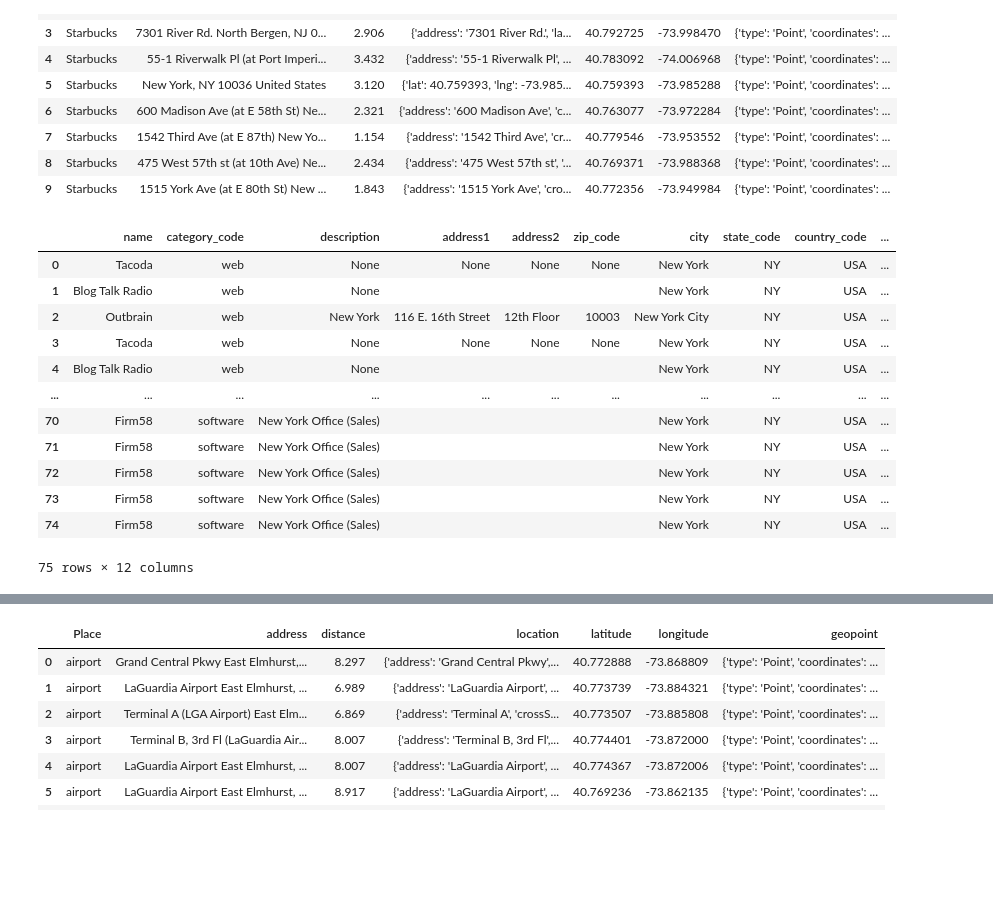
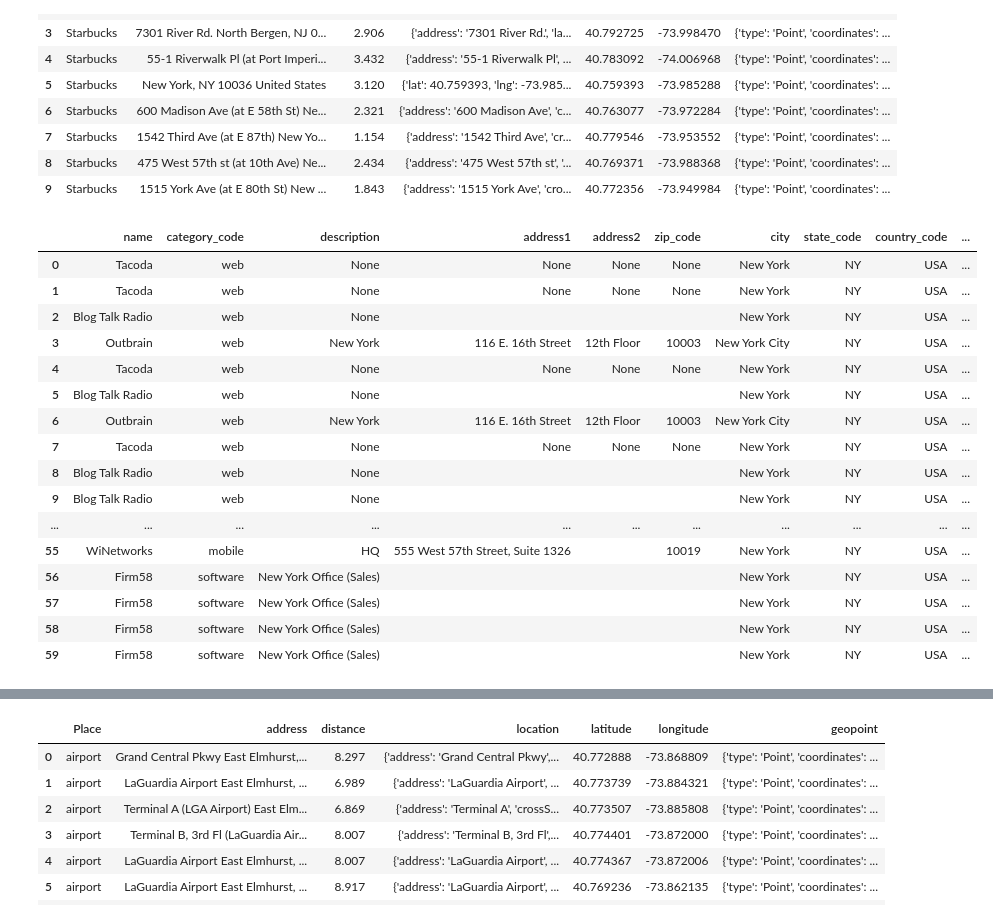
Before and after one commit to WHYTEWYLL/Loc_newoffice, a Jupyter notebook: main.ipynb, the cells around one changed output, grey strips where cells are left out. Cells and saved outputs as stored; diff of their text form; code cells hidden in the pictures; blank space fills up the shorter version.

```diff
--- a/main.ipynb
+++ b/main.ipynb
@@ -98,0 +112,3 @@ data_usa.to_json("offices.json",orient="records")
+# %%
+data = data_usa.to_dict(orient='records')  # Here's our added param..
+db["data_usa"].insert_many(data)
@@ -213,30 +260,35 @@ datany
 | 8 | Starbucks | 475 West 57th st (at 10th Ave) Ne... | 2.434 | {'address': '475 West 57th st', '... | 40.769371 | -73.988368 | {'type': 'Point', 'coordinates': ... |
 | 9 | Starbucks | 1515 York Ave (at E 80th St) New ... | 1.843 | {'address': '1515 York Ave', 'cro... | 40.772356 | -73.949984 | {'type': 'Point', 'coordinates': ... |
 # %%
-def wtematch(datany):
+def wtematch(data,datany,radius=500):
     resultados=[]
     for street in datany["geopoint"]:
         try:
-            q=db.offices.find(geoQueryNear(street, radius=500),{"_id":0,"company_id":0})
+            q=db[f"{data}"].find(geoQueryNear(street, radius=radius),{"_id":0,"company_id":0})
+            print(q)
             resultados+=q
         except Exception as e:
             continue
     return resultados
 # %%
 #Empresas que tienen un starbucks menos 1 km
-stroffices = pd.DataFrame(wtematch(datany))
+stroffices = pd.DataFrame(wtematch("data_usa",datany))
 stroffices
 # %% [output]
 |  | name | category_code | description | address1 | address2 | zip_code | city | state_code | country_code | ... |
 | 0 | Tacoda | web | None | None | None | None | New York | NY | USA | ... |
-| 1 | Blog Talk Radio | web | None |  |  |  | New York | NY | USA | ... |
-| 2 | Outbrain | web | New York | 116 E. 16th Street | 12th Floor | 10003 | New York City | NY | USA | ... |
-| 3 | Tacoda | web | None | None | None | None | New York | NY | USA | ... |
-| 4 | Blog Talk Radio | web | None |  |  |  | New York | NY | USA | ... |
+| 1 | Tacoda | web | None | None | None | None | New York | NY | USA | ... |
+| 2 | Blog Talk Radio | web | None |  |  |  | New York | NY | USA | ... |
+| 3 | Outbrain | web | New York | 116 E. 16th Street | 12th Floor | 10003 | New York City | NY | USA | ... |
+| 4 | Tacoda | web | None | None | None | None | New York | NY | USA | ... |
+| 5 | Blog Talk Radio | web | None |  |  |  | New York | NY | USA | ... |
+| 6 | Outbrain | web | New York | 116 E. 16th Street | 12th Floor | 10003 | New York City | NY | USA | ... |
+| 7 | Tacoda | web | None | None | None | None | New York | NY | USA | ... |
+| 8 | Blog Talk Radio | web | None |  |  |  | New York | NY | USA | ... |
+| 9 | Blog Talk Radio | web | None |  |  |  | New York | NY | USA | ... |
 | ... | ... | ... | ... | ... | ... | ... | ... | ... | ... | ... |
-| 70 | Firm58 | software | New York Office (Sales) |  |  |  | New York | NY | USA | ... |
-| 71 | Firm58 | software | New York Office (Sales) |  |  |  | New York | NY | USA | ... |
-| 72 | Firm58 | software | New York Office (Sales) |  |  |  | New York | NY | USA | ... |
-| 73 | Firm58 | software | New York Office (Sales) |  |  |  | New York | NY | USA | ... |
-| 74 | Firm58 | software | New York Office (Sales) |  |  |  | New York | NY | USA | ... |
+| 55 | WiNetworks | mobile | HQ | 555 West 57th Street, Suite 1326 |  | 10019 | New York | NY | USA | ... |
+| 56 | Firm58 | software | New York Office (Sales) |  |  |  | New York | NY | USA | ... |
+| 57 | Firm58 | software | New York Office (Sales) |  |  |  | New York | NY | USA | ... |
+| 58 | Firm58 | software | New York Office (Sales) |  |  |  | New York | NY | USA | ... |
+| 59 | Firm58 | software | New York Office (Sales) |  |  |  | New York | NY | USA | ... |
-75 rows × 12 columns
```
Also changed, not shown: parts of 23 cells of this notebook, 1 other file.
